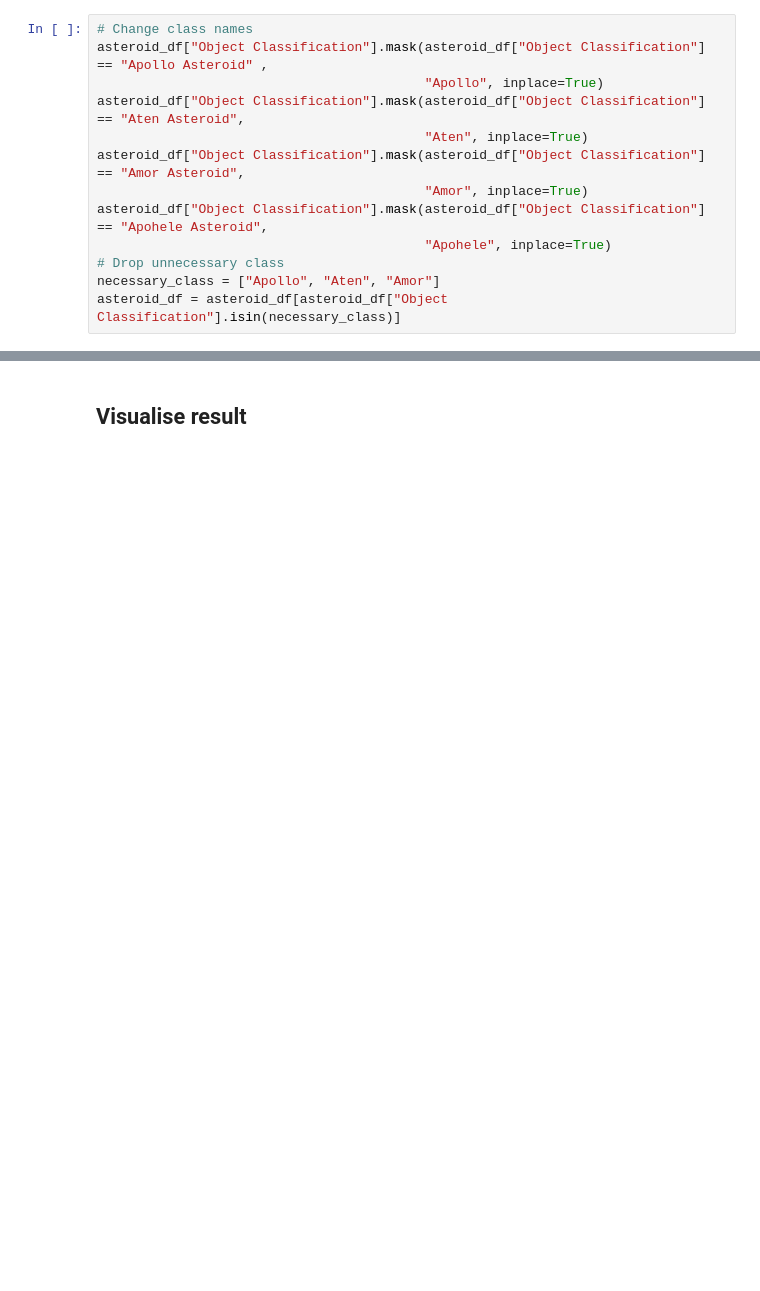
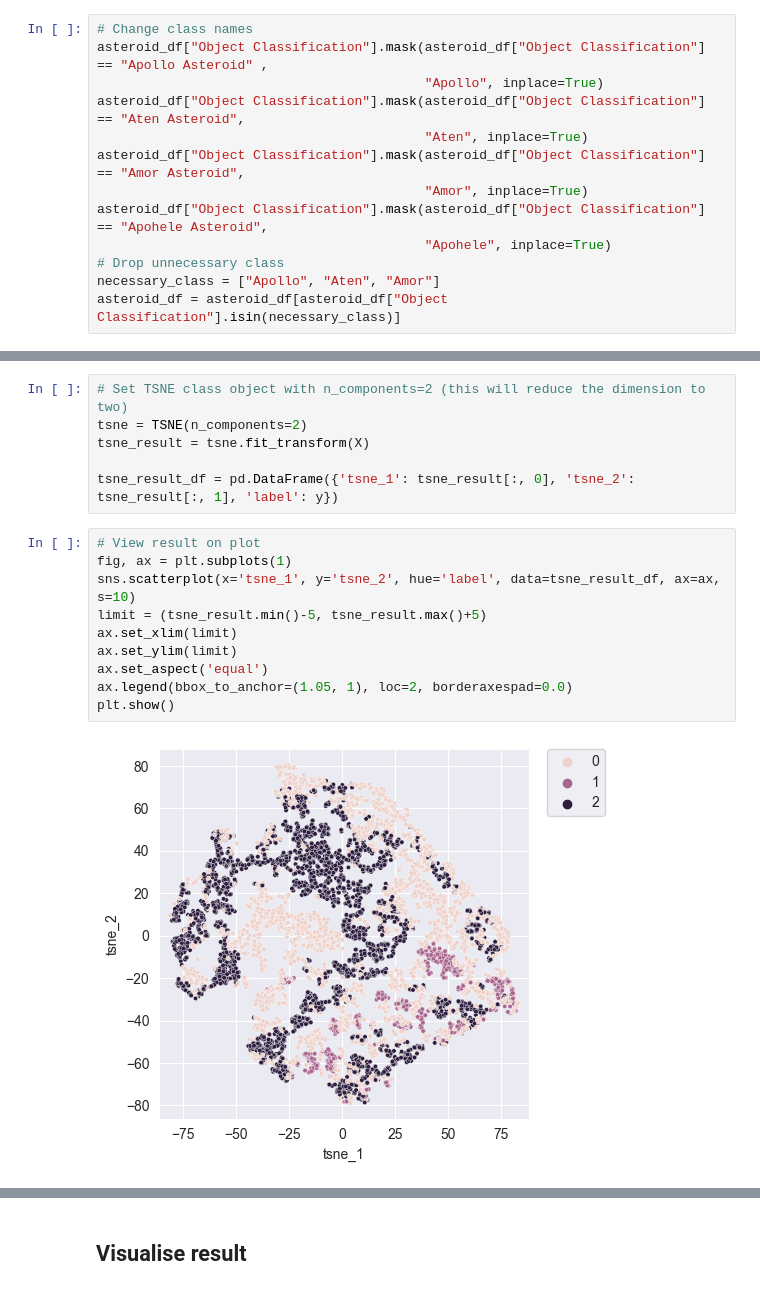
Before and after one commit to lytmercy/data_analysis_labs, a Jupyter notebook: lab_2.ipynb, the cells around one changed output, grey strips where cells are left out. Cells and saved outputs as stored; diff of their text form; blank space fills up the shorter version.

```diff
--- a/lab_2.ipynb
+++ b/lab_2.ipynb
@@ -54,0 +227,18 @@ asteroid_df = asteroid_df[asteroid_df["Object Classification"].isin(necessary_cl
+# %%
+# Set TSNE class object with n_components=2 (this will reduce the dimension to two)
+tsne = TSNE(n_components=2)
+tsne_result = tsne.fit_transform(X)
+
+tsne_result_df = pd.DataFrame({'tsne_1': tsne_result[:, 0], 'tsne_2': tsne_result[:, 1], 'label': y})
+# %%
+# View result on plot
+fig, ax = plt.subplots(1)
+sns.scatterplot(x='tsne_1', y='tsne_2', hue='label', data=tsne_result_df, ax=ax, s=10)
+limit = (tsne_result.min()-5, tsne_result.max()+5)
+ax.set_xlim(limit)
+ax.set_ylim(limit)
+ax.set_aspect('equal')
+ax.legend(bbox_to_anchor=(1.05, 1), loc=2, borderaxespad=0.0)
+plt.show()
+# %% [output]
+[figure, added]
```
Also changed, not shown: parts of 39 cells of this notebook.
